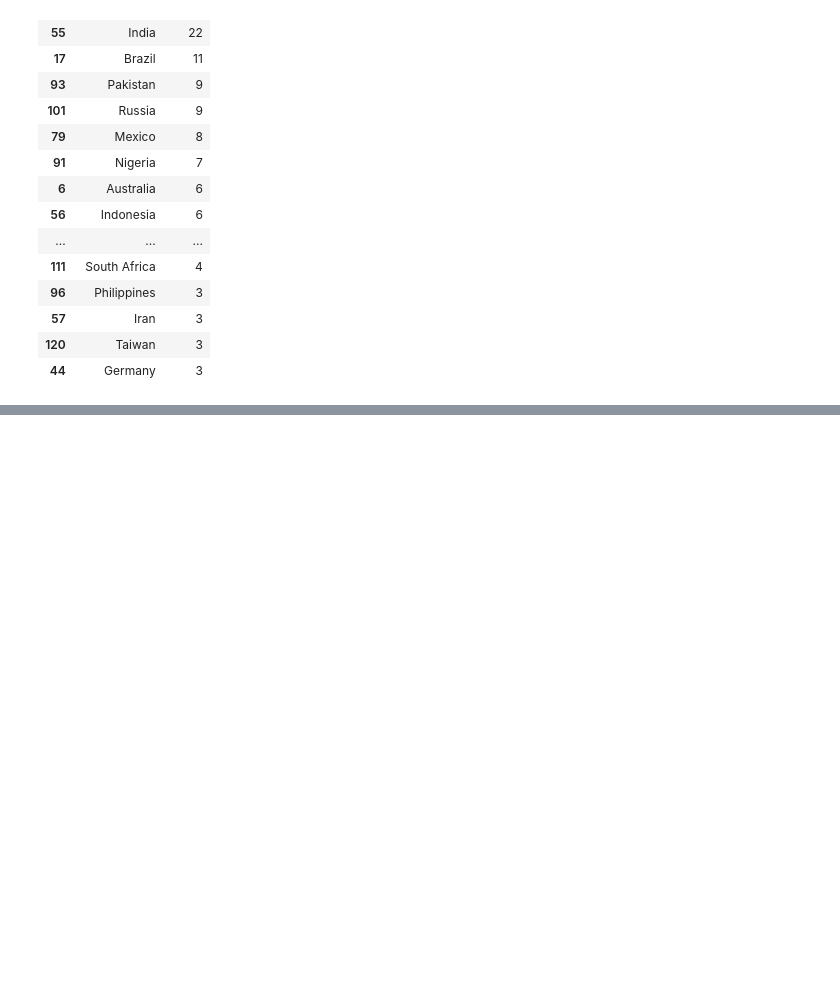
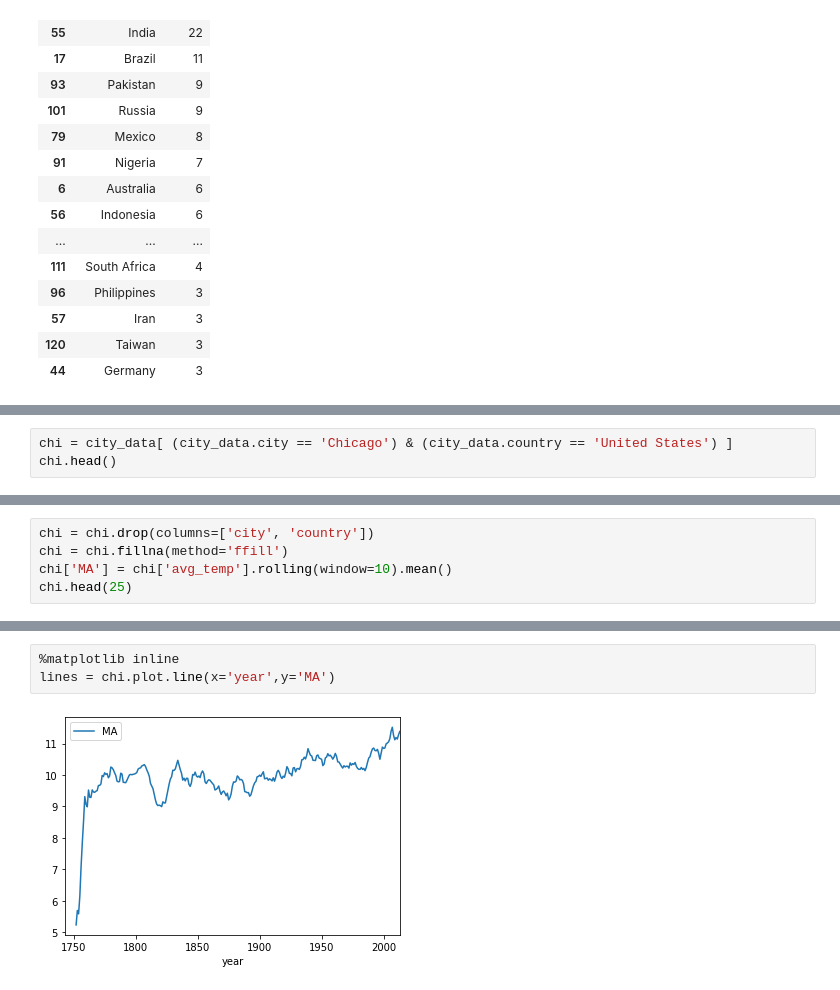
Before and after one commit to stevemn/udacity-da-weather, a Jupyter notebook: weather_trends.ipynb, the cells around one changed output, grey strips where cells are left out. Cells and saved outputs as stored; diff of their text form; blank space fills up the shorter version.

```diff
--- a/weather_trends.ipynb
+++ b/weather_trends.ipynb
@@ -122,0 +162,3 @@ city_list.groupby(['country']).size().reset_index(name='count').sort_values(['co
+# %%
+chi = city_data[ (city_data.city == 'Chicago') & (city_data.country == 'United States') ]
+chi.head()
@@ -122,0 +172,5 @@ city_list.groupby(['country']).size().reset_index(name='count').sort_values(['co
+# %%
+chi = chi.drop(columns=['city', 'country'])
+chi = chi.fillna(method='ffill')
+chi['MA'] = chi['avg_temp'].rolling(window=10).mean()
+chi.head(25)
@@ -122,0 +195,5 @@ city_list.groupby(['country']).size().reset_index(name='count').sort_values(['co
+# %%
+%matplotlib inline
+lines = chi.plot.line(x='year',y='MA')
+# %% [output]
+[figure, added]
```
Also changed, not shown: parts of 15 cells of this notebook.
